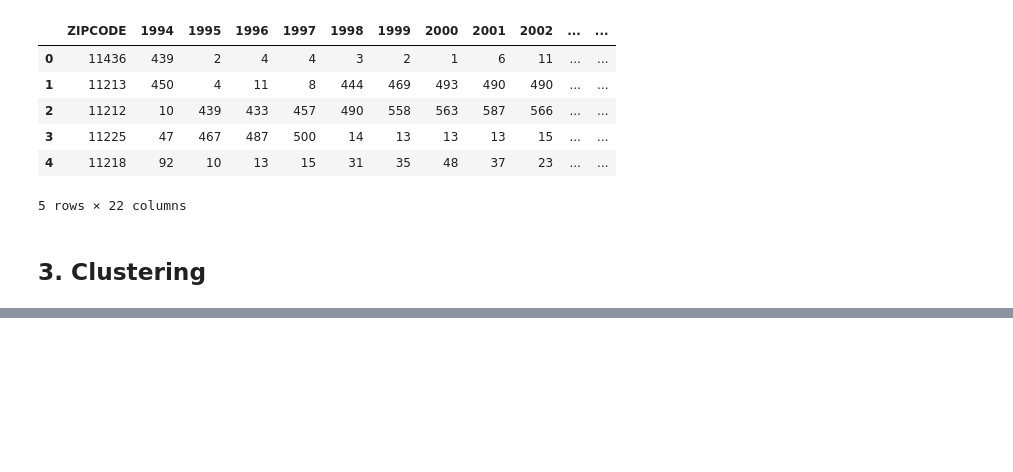
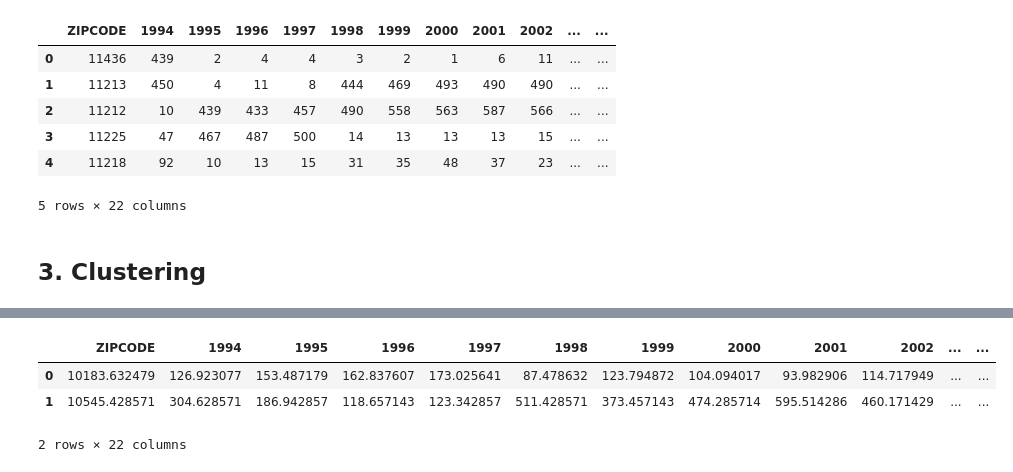
Before and after one commit to rrubo/PUI2017_rh2684, a Jupyter notebook: HW11_rh2684/HW11_assignment_1.ipynb, the cells around one changed output, grey strips where cells are left out. Drawn from its saved outputs; the diff is of its cells as text; code cells hidden in the pictures; blank space fills up the shorter version.

```diff
--- a/HW11_rh2684/HW11_assignment_1.ipynb
+++ b/HW11_rh2684/HW11_assignment_1.ipynb
@@ -272,0 +284,7 @@ NameError: global name 'cdist' is not defined
+# %%
+# Fitting K-means with 4 clusters
+
+n = 4
+
+km = KMeans(n_clusters=n, random_state=123)
+km_res = km.fit(finalDf)
@@ -272,0 +297,3 @@ NameError: global name 'cdist' is not defined
+# %%
+finalDf['kmLabels'] = km_res.labels_
+finalDf.head()
@@ -272,0 +308,9 @@ NameError: global name 'cdist' is not defined
+# %%
+kmeans = pd.DataFrame(km_res.cluster_centers_)
+kmeans.columns = finalDf.columns[:-1]
+kmeans.head(2)
+# %% [output]
+|  | ZIPCODE | 1994 | 1995 | 1996 | 1997 | 1998 | 1999 | 2000 | 2001 | 2002 | ... | ... |
+| 0 | 10183.632479 | 126.923077 | 153.487179 | 162.837607 | 173.025641 | 87.478632 | 123.794872 | 104.094017 | 93.982906 | 114.717949 | ... | ... |
+| 1 | 10545.428571 | 304.628571 | 186.942857 | 118.657143 | 123.342857 | 511.428571 | 373.457143 | 474.285714 | 595.514286 | 460.171429 | ... | ... |
+2 rows × 22 columns
```
Also changed, not shown: parts of 9 cells of this notebook.
